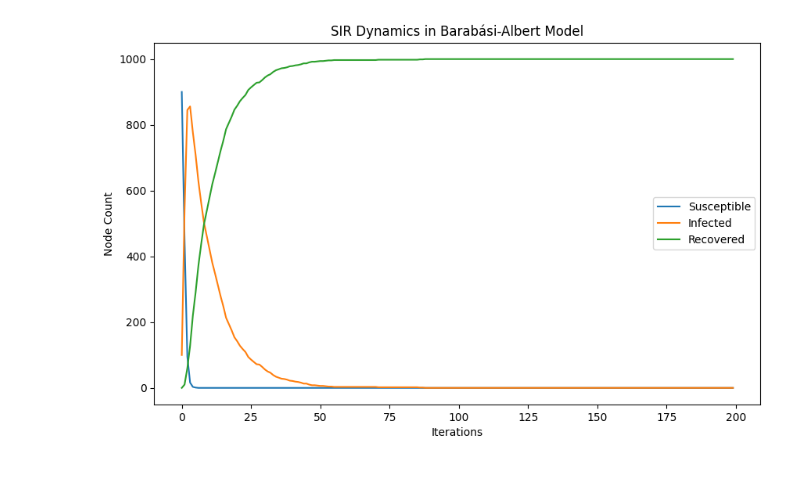
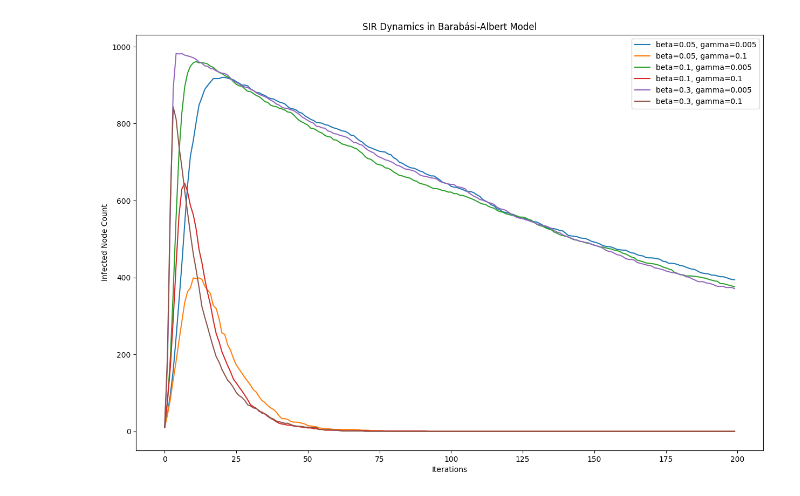
Before and after one commit to nabilasiregar/EpiModel, a Jupyter notebook: problem_2/spatial_models.ipynb, the cells around one changed output. Cells and saved outputs as stored; diff of their text form; code cells hidden in the pictures.

```diff
--- a/problem_2/spatial_models.ipynb
+++ b/problem_2/spatial_models.ipynb
@@ -39,21 +24,42 @@ er_iterations = er_model.iteration_bunch(200)
-# %%
-# Extract SIR dynamics for Barabási-Albert model
-ba_susceptible = [it['node_count'][0] for it in ba_iterations]
-ba_infected = [it['node_count'][1] for it in ba_iterations]
-ba_recovered = [it['node_count'][2] for it in ba_iterations]
-
-# Plotting the Barabási-Albert model dynamics
-plt.figure(figsize=(10, 6))
-plt.plot(ba_susceptible, label="Susceptible")
-plt.plot(ba_infected, label="Infected")
-plt.plot(ba_recovered, label="Recovered")
-plt.title("SIR Dynamics in Barabási-Albert Model")
-plt.xlabel("Iterations")
-plt.ylabel("Node Count")
-plt.legend()
-plt.show()
-# %% [output]
-[figure, removed]
+# %%
+# Parameters to vary
+betas = [0.05, 0.1, 0.3]
+gammas = [0.005, 0.1]
+
+results = {}
+
+for beta in betas:
+    for gamma in gammas:
+        config = mc.Configuration()
+        config.add_model_parameter('beta', beta)
+        config.add_model_parameter('gamma', gamma)
+        config.add_model_initial_configuration("Infected", [i for i in range(int(0.1*1000))]) # 1% initially infected
+
+        for graph, name in [(ba_graph, "Barabási-Albert"), (ws_graph, "Watts-Strogatz"), (er_graph, "Erdős-Rényi")]:
+            model = ep.SIRModel(graph)
+            model.set_initial_status(config)
+            iterations = model.iteration_bunch(200)
+
+            # Store results
+            key = (name, beta, gamma)
+            results[key] = iterations
+# %%
+name = "Barabási-Albert"
+plt.figure(figsize=(15, 10))
+
+for beta in betas:
+    for gamma in gammas:
+        key = (name, beta, gamma)
+        infected = [it['node_count'][1] for it in results[key]]
+        plt.plot(infected, label=f"beta={beta}, gamma={gamma}")
+
+plt.title(f"SIR Dynamics in {name} Model")
+plt.xlabel("Iterations")
+plt.ylabel("Infected Node Count")
+plt.legend()
+plt.show()
+# %% [output]
+[figure, added]
 # %%
 # Extract SIR dynamics for Watts-Strogatz model
 ws_susceptible = [it['node_count'][0] for it in ws_iterations]
```
Also changed, not shown: parts of 3 cells of this notebook.
